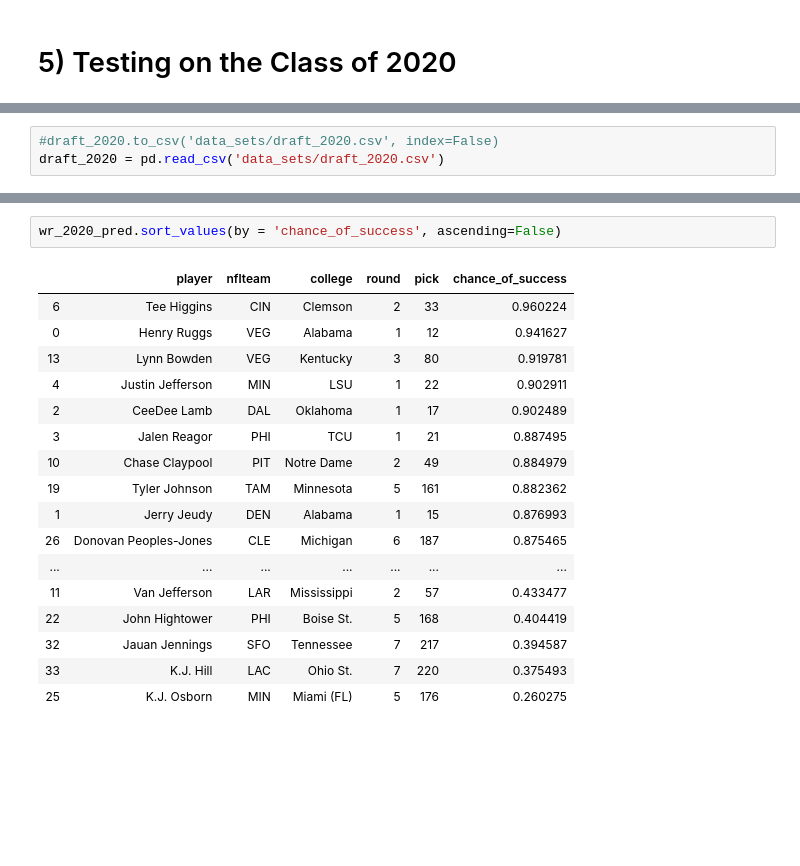
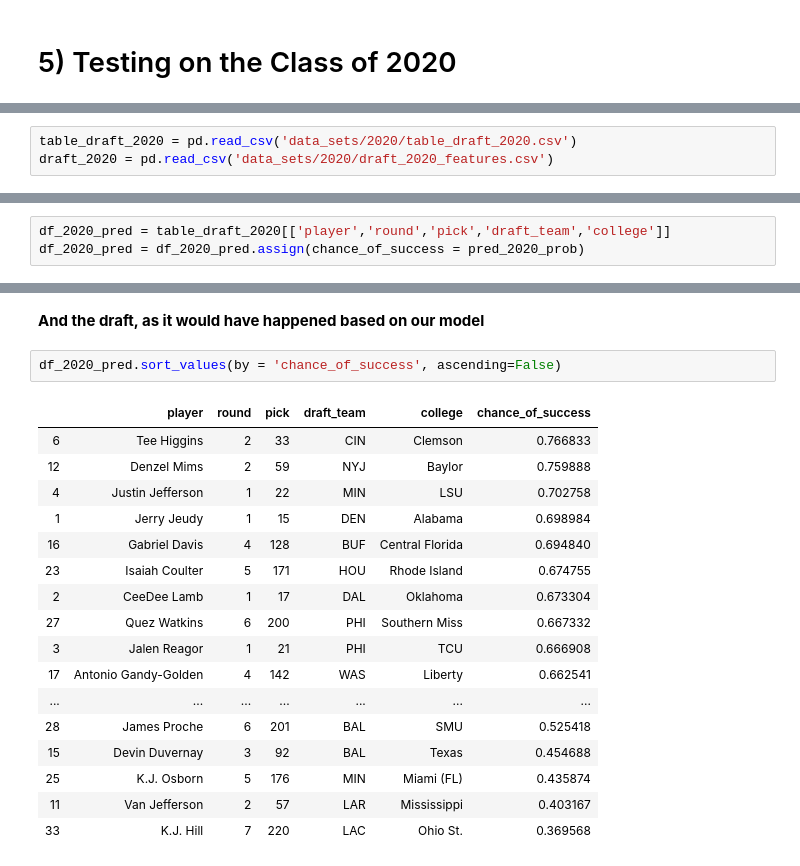
Before and after one commit to adriensaremi/Springboard, a Jupyter notebook: Capstone_1 - WRs in the NFL /4) Machine_Learning_Model.ipynb, the cells around one changed output, grey strips where cells are left out. Drawn from its saved outputs; the diff is of its cells as text; blank space fills up the shorter version.

```diff
--- a/Capstone_1 - WRs in the NFL /4) Machine_Learning_Model.ipynb
+++ b/Capstone_1 - WRs in the NFL /4) Machine_Learning_Model.ipynb
@@ -349,3 +364,3 @@ Xp = transformingX(X, 'mean', preprocessing.MinMaxScaler)
 # %%
-#draft_2020.to_csv('data_sets/draft_2020.csv', index=False)
-draft_2020 = pd.read_csv('data_sets/draft_2020.csv')
+table_draft_2020 = pd.read_csv('data_sets/2020/table_draft_2020.csv')
+draft_2020 = pd.read_csv('data_sets/2020/draft_2020_features.csv')
@@ -432,0 +416,3 @@ wr_2020_pred
+# %%
+df_2020_pred = table_draft_2020[['player','round','pick','draft_team','college']]
+df_2020_pred = df_2020_pred.assign(chance_of_success = pred_2020_prob)
@@ -433,20 +441,22 @@ wr_2020_pred
+# %% [markdown]
+**And the draft, as it would have happened based on our model**
 # %%
-wr_2020_pred.sort_values(by = 'chance_of_success', ascending=False)
+df_2020_pred.sort_values(by = 'chance_of_success', ascending=False)
 # %% [output]
-|  | player | nflteam | college | round | pick | chance_of_success |
-| 6 | Tee Higgins | CIN | Clemson | 2 | 33 | 0.960224 |
-| 0 | Henry Ruggs | VEG | Alabama | 1 | 12 | 0.941627 |
-| 13 | Lynn Bowden | VEG | Kentucky | 3 | 80 | 0.919781 |
-| 4 | Justin Jefferson | MIN | LSU | 1 | 22 | 0.902911 |
-| 2 | CeeDee Lamb | DAL | Oklahoma | 1 | 17 | 0.902489 |
-| 3 | Jalen Reagor | PHI | TCU | 1 | 21 | 0.887495 |
-| 10 | Chase Claypool | PIT | Notre Dame | 2 | 49 | 0.884979 |
-| 19 | Tyler Johnson | TAM | Minnesota | 5 | 161 | 0.882362 |
-| 1 | Jerry Jeudy | DEN | Alabama | 1 | 15 | 0.876993 |
-| 26 | Donovan Peoples-Jones | CLE | Michigan | 6 | 187 | 0.875465 |
+|  | player | round | pick | draft_team | college | chance_of_success |
+| 6 | Tee Higgins | 2 | 33 | CIN | Clemson | 0.766833 |
+| 12 | Denzel Mims | 2 | 59 | NYJ | Baylor | 0.759888 |
+| 4 | Justin Jefferson | 1 | 22 | MIN | LSU | 0.702758 |
+| 1 | Jerry Jeudy | 1 | 15 | DEN | Alabama | 0.698984 |
+| 16 | Gabriel Davis | 4 | 128 | BUF | Central Florida | 0.694840 |
+| 23 | Isaiah Coulter | 5 | 171 | HOU | Rhode Island | 0.674755 |
+| 2 | CeeDee Lamb | 1 | 17 | DAL | Oklahoma | 0.673304 |
+| 27 | Quez Watkins | 6 | 200 | PHI | Southern Miss | 0.667332 |
+| 3 | Jalen Reagor | 1 | 21 | PHI | TCU | 0.666908 |
+| 17 | Antonio Gandy-Golden | 4 | 142 | WAS | Liberty | 0.662541 |
 | ... | ... | ... | ... | ... | ... | ... |
-| 11 | Van Jefferson | LAR | Mississippi | 2 | 57 | 0.433477 |
-| 22 | John Hightower | PHI | Boise St. | 5 | 168 | 0.404419 |
-| 32 | Jauan Jennings | SFO | Tennessee | 7 | 217 | 0.394587 |
-| 33 | K.J. Hill | LAC | Ohio St. | 7 | 220 | 0.375493 |
-| 25 | K.J. Osborn | MIN | Miami (FL) | 5 | 176 | 0.260275 |
+| 28 | James Proche | 6 | 201 | BAL | SMU | 0.525418 |
+| 15 | Devin Duvernay | 3 | 92 | BAL | Texas | 0.454688 |
+| 25 | K.J. Osborn | 5 | 176 | MIN | Miami (FL) | 0.435874 |
+| 11 | Van Jefferson | 2 | 57 | LAR | Mississippi | 0.403167 |
+| 33 | K.J. Hill | 7 | 220 | LAC | Ohio St. | 0.369568 |
```
Also changed, not shown: parts of 28 cells of this notebook, 6 other files.
